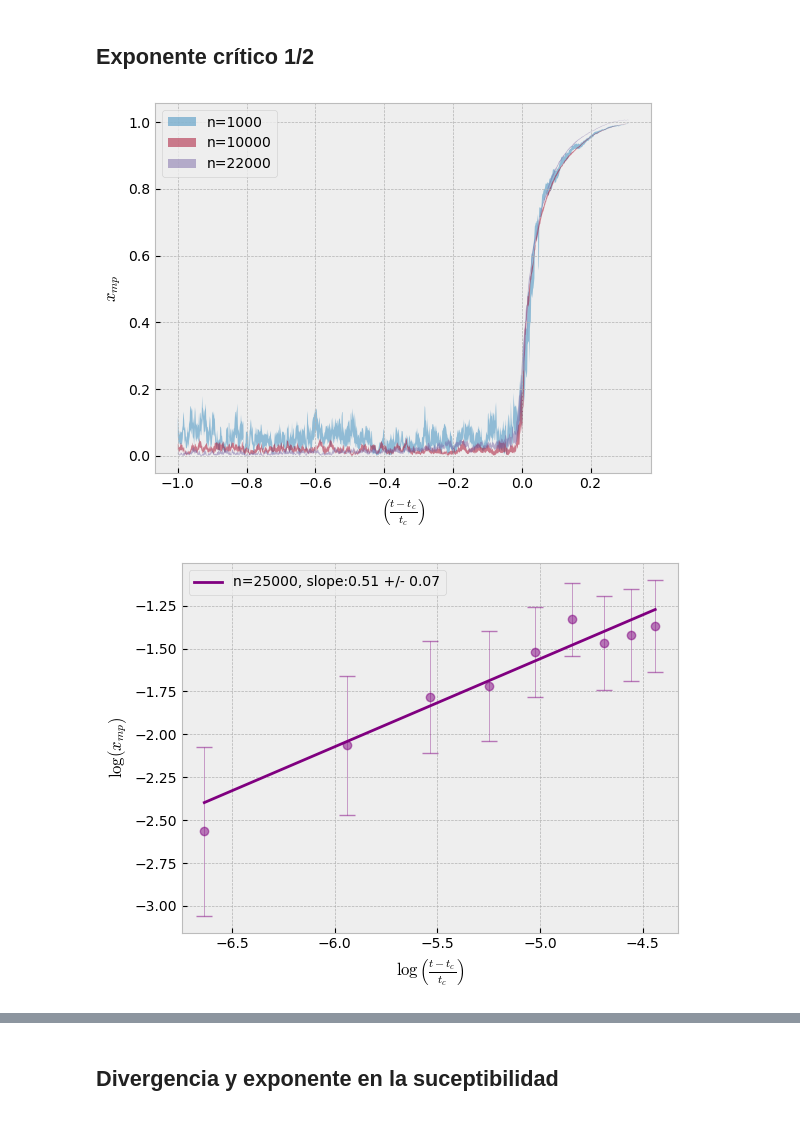
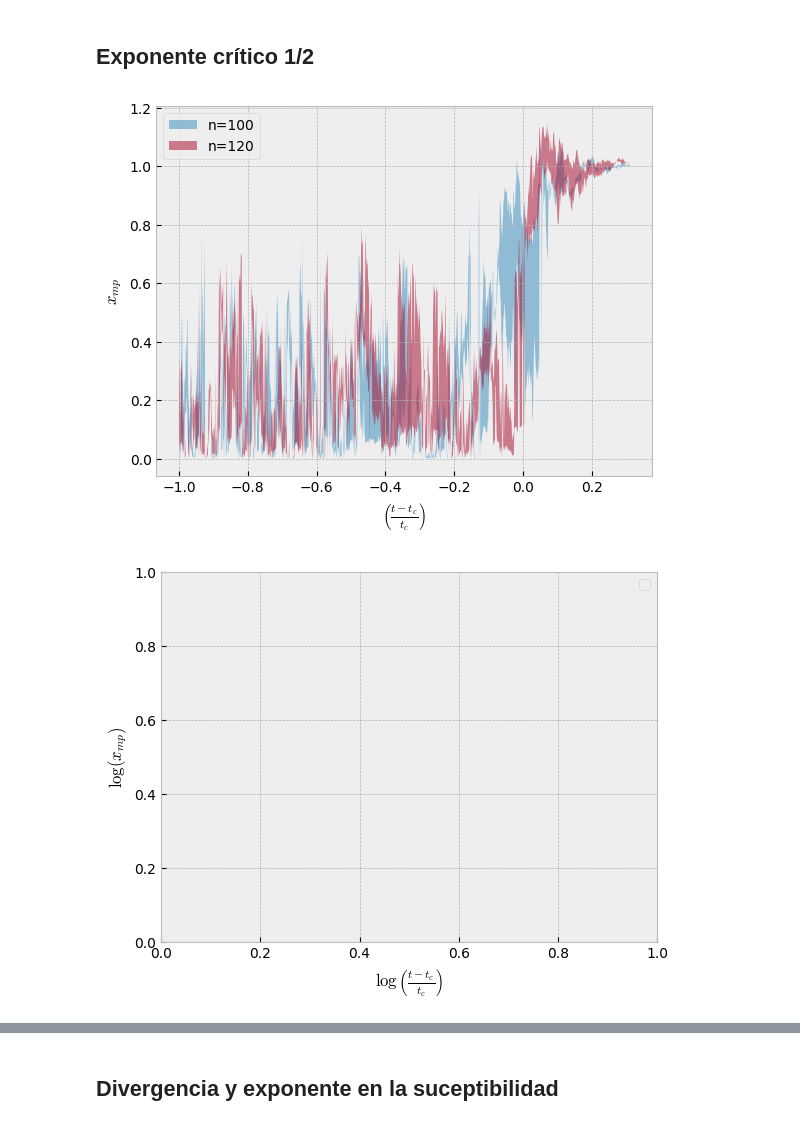
Before and after one commit to W-physics/Tesis, a Jupyter notebook: Critical_time.ipynb, the cells around one changed output, grey strips where cells are left out. Cells and saved outputs as stored; diff of their text form; code cells hidden in the pictures.

```diff
--- a/Critical_time.ipynb
+++ b/Critical_time.ipynb
@@ -13,7 +12,7 @@ plt.style.use('bmh')
 # %%
 timesteps = 1000
 
-ndata_list = [1000, 5000, 10000,20000,21000,22000,24000,25000]
+ndata_list = [100,110,120]
 
 fig1, ax1 = plt.subplots()
 fig2, ax2 = plt.subplots()
@@ -38,7 +37,7 @@ def FindSlopes(ndata_list):
     perrors = np.zeros((len(ndata_list),2))
 
 
-    for i in tqdm(range(len(ndata_list))):
+    for i in range(len(ndata_list)):
 
         ndata = ndata_list[i]
 
@@ -61,35 +60,35 @@ def FindSlopes(ndata_list):
 
         ###
         mask = np.isfinite(logx) & np.isfinite(logy) & np.isfinite(sigma_logy)
         logx = logx[mask]
         logy = logy[mask]
         sigma_logy = sigma_logy[mask]
         ####
 
         popt, pcov = curve_fit(lin_func, logx, logy, sigma=sigma_logy)
 
         perr = np.sqrt(np.diag(pcov))
 
         if i == 7:
 
             label = fr'n={ndata}, slope:{round(popt[0],2)} +/- {round(perr[0],2)}'
 
             ax2.errorbar(logx, logy, yerr=sigma_logy,
                          fmt='o', capsize=6, color='purple', alpha=0.5, elinewidth=0.5)
             ax2.plot(logx, popt[0]*logx + popt[1], color='purple', label=label)
 
         parameter_array[i] = popt
         perrors[i] = perr
 
     ax2.legend()
     ax1.legend()
 
     return parameter_array, perrors
 
 parameter_array, perrors = FindSlopes(ndata_list)
 # %% [output]
-[figure, old version]
+[figure, new version]
-[figure, old version]
+[figure, new version]
 # %%
 fig, ax = plt.subplots()
 
```
Also changed, not shown: parts of 2 cells of this notebook, 6 other files.
